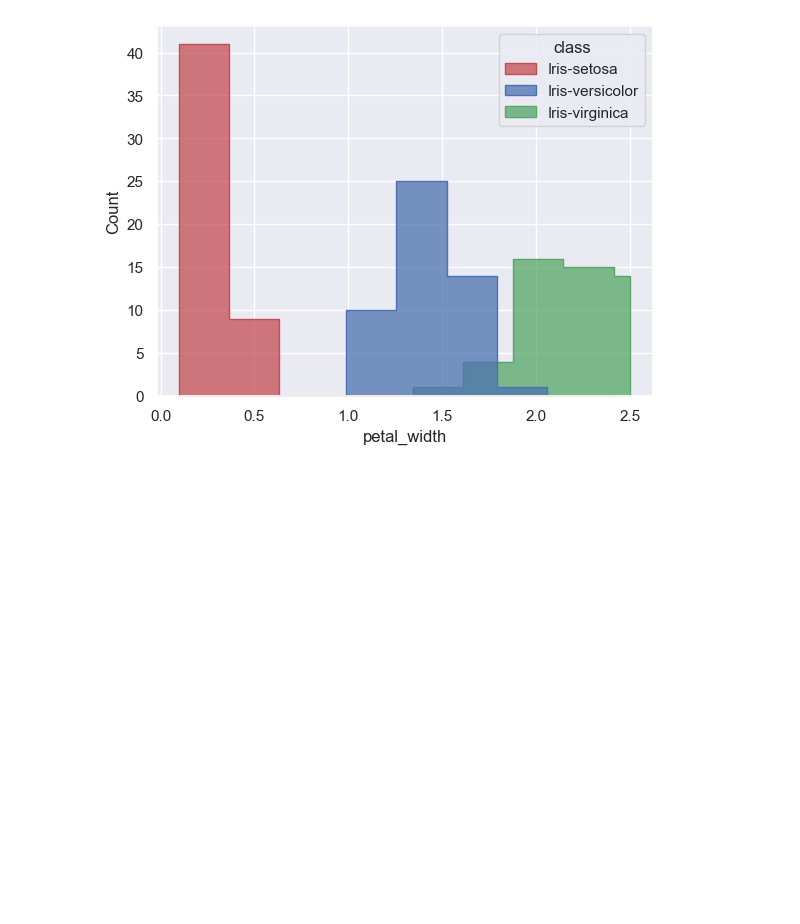
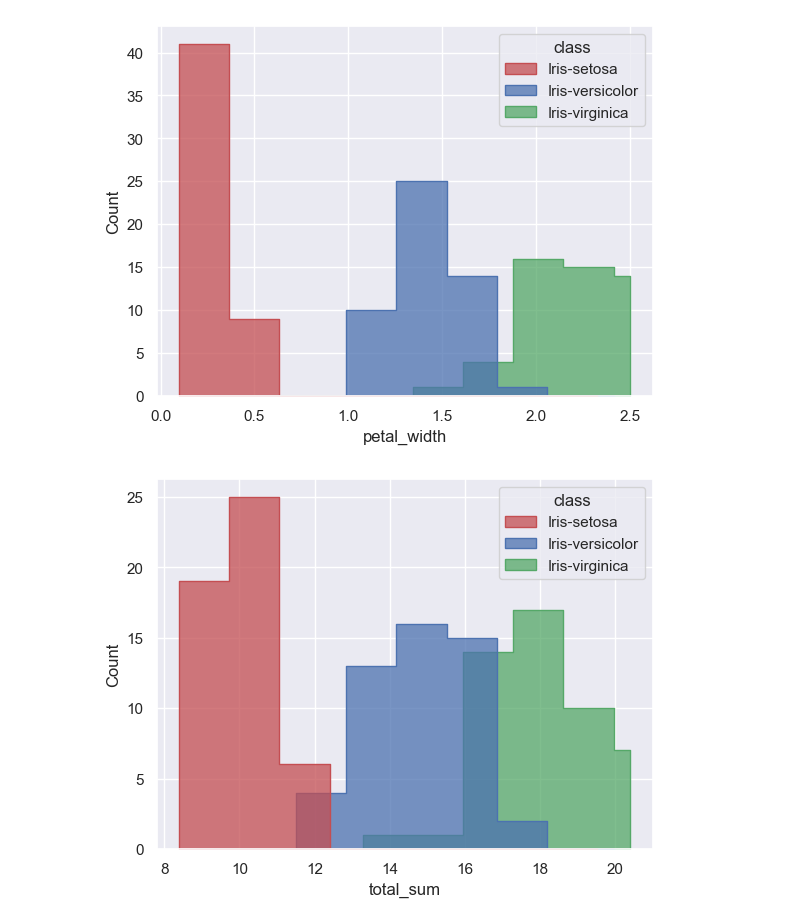
Before and after one commit to kazgar/iris_prediction, a Jupyter notebook: data_inspection.ipynb, the cells around one changed output. Drawn from its saved outputs; the diff is of its cells as text; code cells hidden in the pictures; blank space fills up the shorter version.

Commit message:
started data prep, added more visualizations

```diff
--- a/data_inspection.ipynb
+++ b/data_inspection.ipynb
@@ -134,3 +118,17 @@ make_histograms(df=iris_df, x='petal_length')
 make_histograms(df=iris_df, x='petal_width')
 # %% [output]
 [figure]
+# %%
+iris_df_combined = (
+    iris_df.with_columns(
+        (pl.col('sepal_length') + pl.col('sepal_width')).alias('sepal_sum'),
+        (pl.col('petal_length') + pl.col('petal_width')).alias('petal_sum'),
+    )
+    .with_columns(
+        (pl.col('sepal_sum') + pl.col('petal_sum')).alias('total_sum')
+    )
+)
+# %%
+make_histograms(df=iris_df_combined, x='total_sum')
+# %% [output]
+[figure, added]
```
Also changed, not shown: parts of 7 cells of this notebook, 1 other file.
